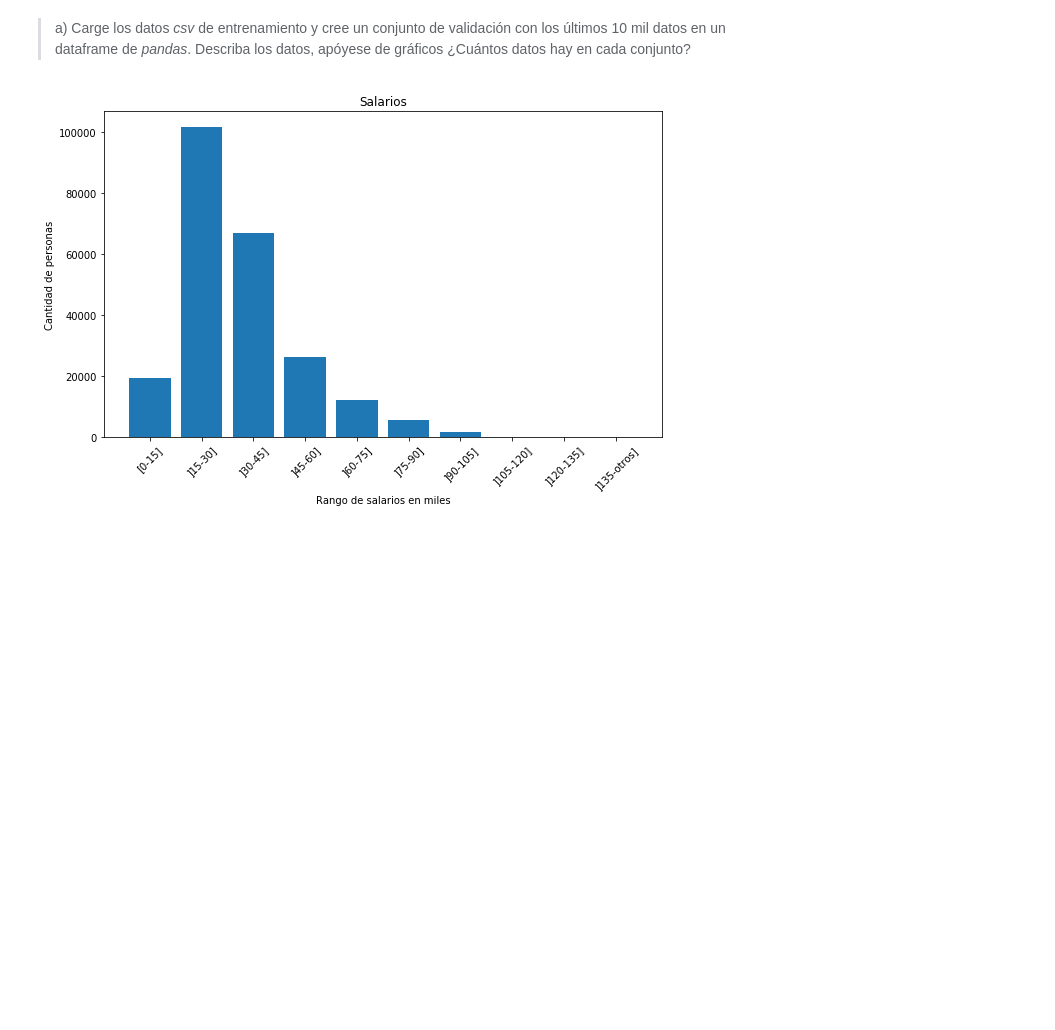
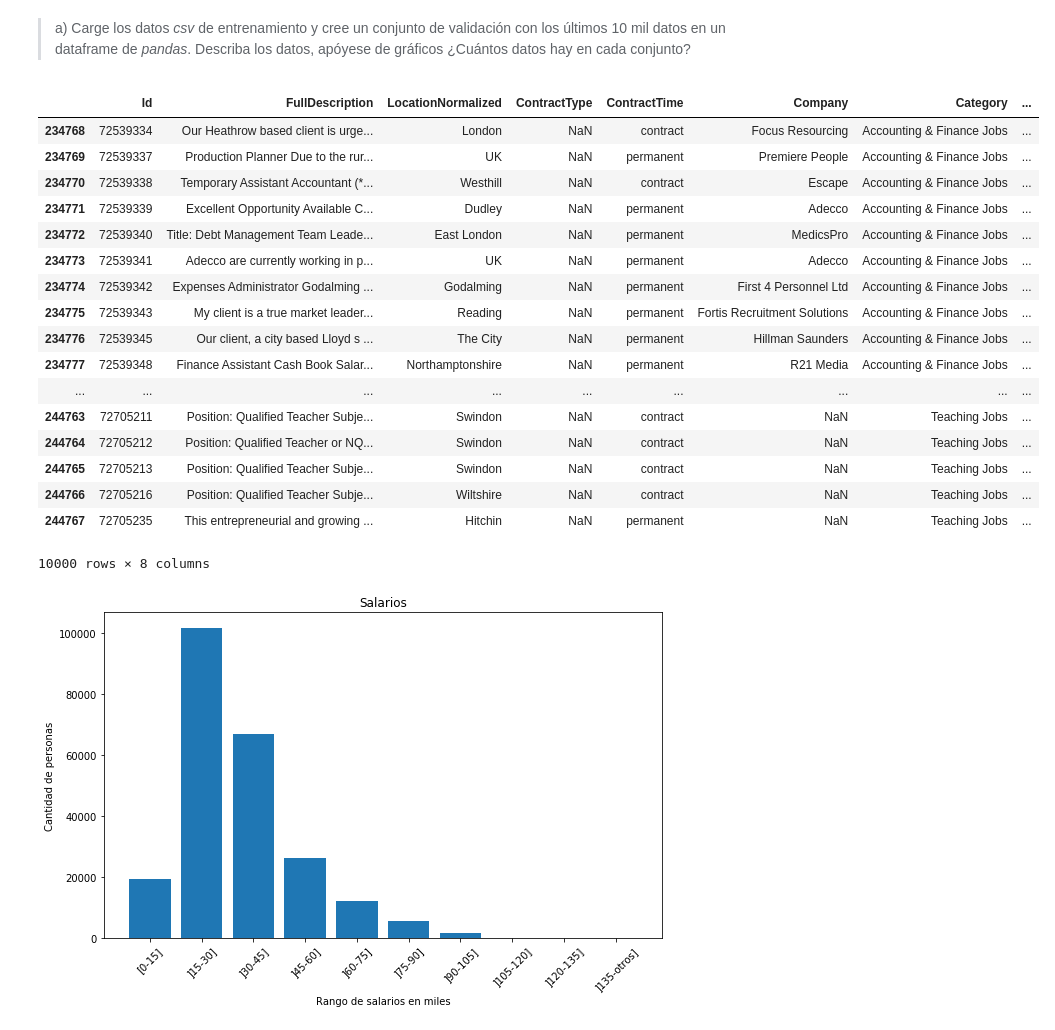
Before and after one commit to LeMythedeSisyphe/MachineLearning-Taller0, a Jupyter notebook: Taller0.ipynb, the cells around one changed output. Drawn from its saved outputs; the diff is of its cells as text; code cells hidden in the pictures; blank space fills up the shorter version.

```diff
--- a/Taller0.ipynb
+++ b/Taller0.ipynb
@@ -27,6 +27,27 @@ df = pd.read_csv("Train_rev1.csv")
 df_train = df.iloc[:-10000]  #todo el conjunto menos los ultimos 10k
 df_val = df.iloc[-10000:]    #ultimos 10k valores del conjunto
 df_train2 = df.iloc[-25000:-10000]
+# %%
+df_val
+# %% [output]
+|  | Id | FullDescription | LocationNormalized | ContractType | ContractTime | Company | Category | ... |
+| 234768 | 72539334 | Our Heathrow based client is urge... | London | NaN | contract | Focus Resourcing | Accounting & Finance Jobs | ... |
+| 234769 | 72539337 | Production Planner Due to the rur... | UK | NaN | permanent | Premiere People | Accounting & Finance Jobs | ... |
+| 234770 | 72539338 | Temporary Assistant Accountant (*... | Westhill | NaN | contract | Escape | Accounting & Finance Jobs | ... |
+| 234771 | 72539339 | Excellent Opportunity Available C... | Dudley | NaN | permanent | Adecco | Accounting & Finance Jobs | ... |
+| 234772 | 72539340 | Title: Debt Management Team Leade... | East London | NaN | permanent | MedicsPro | Accounting & Finance Jobs | ... |
+| 234773 | 72539341 | Adecco are currently working in p... | UK | NaN | permanent | Adecco | Accounting & Finance Jobs | ... |
+| 234774 | 72539342 | Expenses Administrator Godalming ... | Godalming | NaN | permanent | First 4 Personnel Ltd | Accounting & Finance Jobs | ... |
+| 234775 | 72539343 | My client is a true market leader... | Reading | NaN | permanent | Fortis Recruitment Solutions | Accounting & Finance Jobs | ... |
+| 234776 | 72539345 | Our client, a city based Lloyd s ... | The City | NaN | permanent | Hillman Saunders | Accounting & Finance Jobs | ... |
+| 234777 | 72539348 | Finance Assistant Cash Book Salar... | Northamptonshire | NaN | permanent | R21 Media | Accounting & Finance Jobs | ... |
+| ... | ... | ... | ... | ... | ... | ... | ... | ... |
+| 244763 | 72705211 | Position: Qualified Teacher Subje... | Swindon | NaN | contract | NaN | Teaching Jobs | ... |
+| 244764 | 72705212 | Position: Qualified Teacher or NQ... | Swindon | NaN | contract | NaN | Teaching Jobs | ... |
+| 244765 | 72705213 | Position: Qualified Teacher Subje... | Swindon | NaN | contract | NaN | Teaching Jobs | ... |
+| 244766 | 72705216 | Position: Qualified Teacher Subje... | Wiltshire | NaN | contract | NaN | Teaching Jobs | ... |
+| 244767 | 72705235 | This entrepreneurial and growing ... | Hitchin | NaN | permanent | NaN | Teaching Jobs | ... |
+10000 rows × 8 columns
 # %%
 #Quitar filas que no estan normalizadas
 # Conjunto validacion
```
Also changed, not shown: parts of 7 cells of this notebook.
